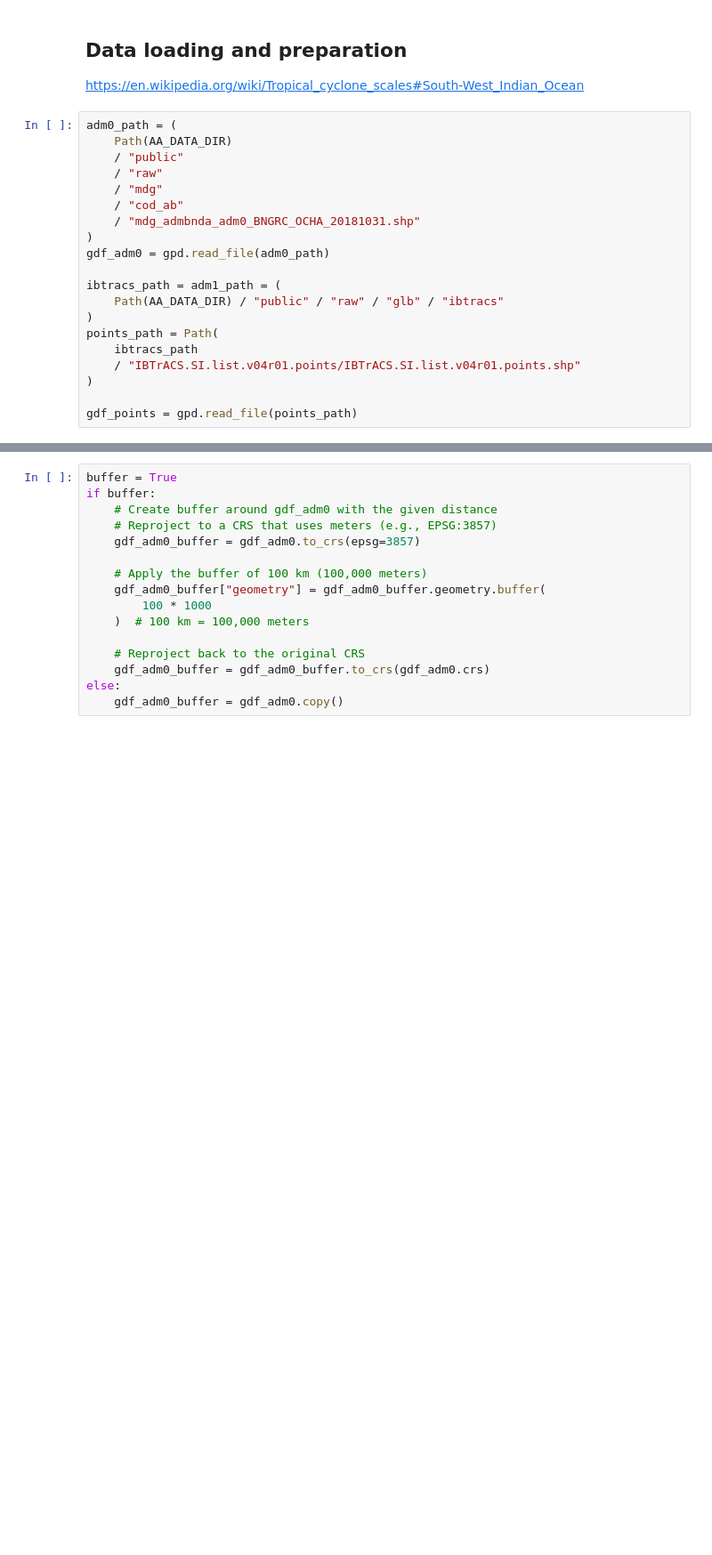
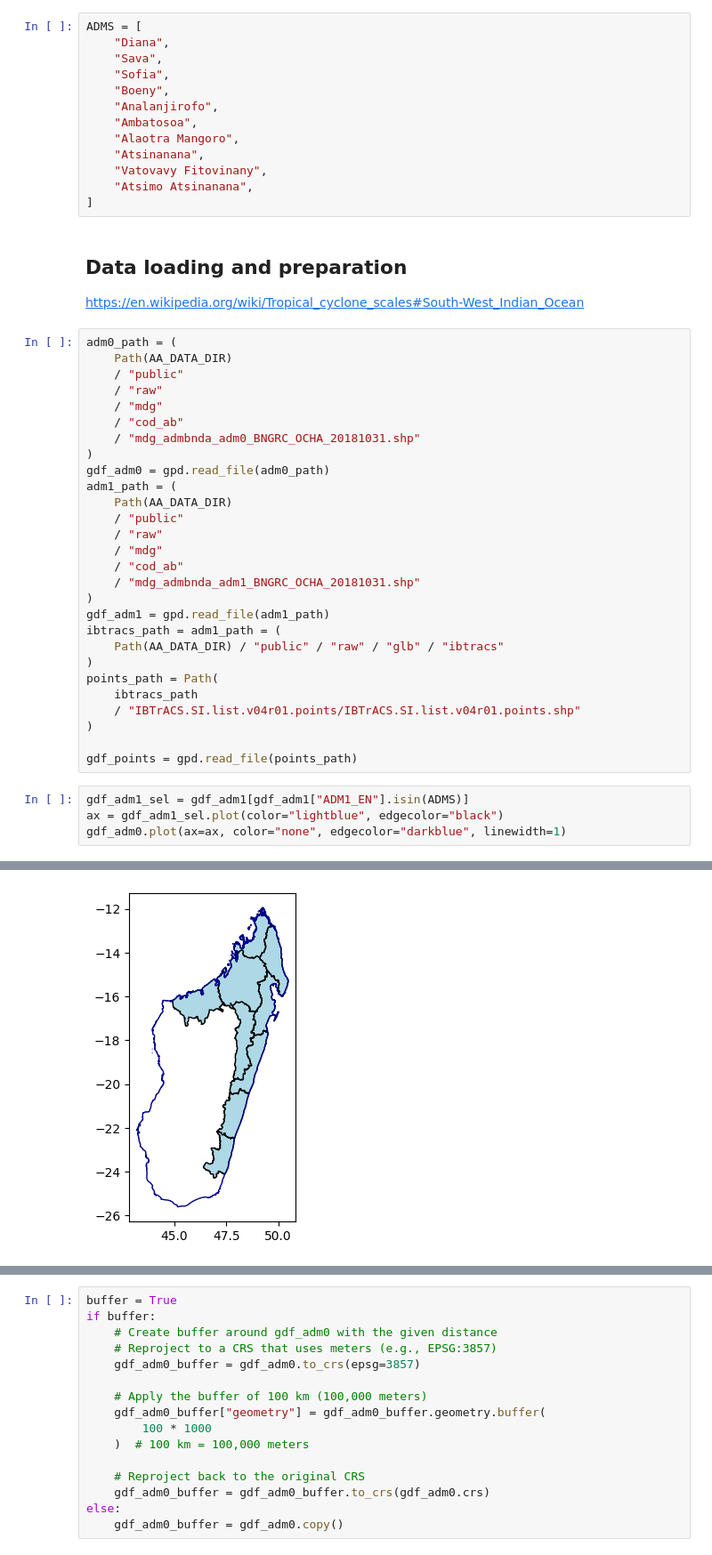
Before and after one commit to OCHA-DAP/ds-aa-mdg-storms, a Jupyter notebook: analysis/01.0_return_period_ibtracs.ipynb, the cells around one changed output, grey strips where cells are left out. Shown at 89% size. Cells and saved outputs as stored; diff of their text form; blank space fills up the shorter version.

```diff
--- a/analysis/01.0_return_period_ibtracs.ipynb
+++ b/analysis/01.0_return_period_ibtracs.ipynb
@@ -20,6 +20,19 @@ import numpy as np
 import seaborn as sns
 # %%
 AA_DATA_DIR = os.getenv("AA_DATA_DIR")
+# %%
+ADMS = [
+    "Diana",
+    "Sava",
+    "Sofia",
+    "Boeny",
+    "Analanjirofo",
+    "Ambatosoa",
+    "Alaotra Mangoro",
+    "Atsinanana",
+    "Vatovavy Fitovinany",
+    "Atsimo Atsinanana",
+]
 # %% [markdown]
 ## Data loading and preparation
 
@@ -34,7 +47,15 @@ adm0_path = (
     / "mdg_admbnda_adm0_BNGRC_OCHA_20181031.shp"
 )
 gdf_adm0 = gpd.read_file(adm0_path)
-
+adm1_path = (
+    Path(AA_DATA_DIR)
+    / "public"
+    / "raw"
+    / "mdg"
+    / "cod_ab"
+    / "mdg_admbnda_adm1_BNGRC_OCHA_20181031.shp"
+)
+gdf_adm1 = gpd.read_file(adm1_path)
 ibtracs_path = adm1_path = (
     Path(AA_DATA_DIR) / "public" / "raw" / "glb" / "ibtracs"
 )
@@ -44,3 +65,8 @@ points_path = Path(
 )
 
 gdf_points = gpd.read_file(points_path)
+# %%
+gdf_adm1_sel = gdf_adm1[gdf_adm1["ADM1_EN"].isin(ADMS)]
+ax = gdf_adm1_sel.plot(color="lightblue", edgecolor="black")
+gdf_adm0.plot(ax=ax, color="none", edgecolor="darkblue", linewidth=1)
+# %% [output]
@@ -46,0 +74 @@ gdf_points = gpd.read_file(points_path)
+[figure, added]
```
Also changed, not shown: parts of 5 cells of this notebook.
